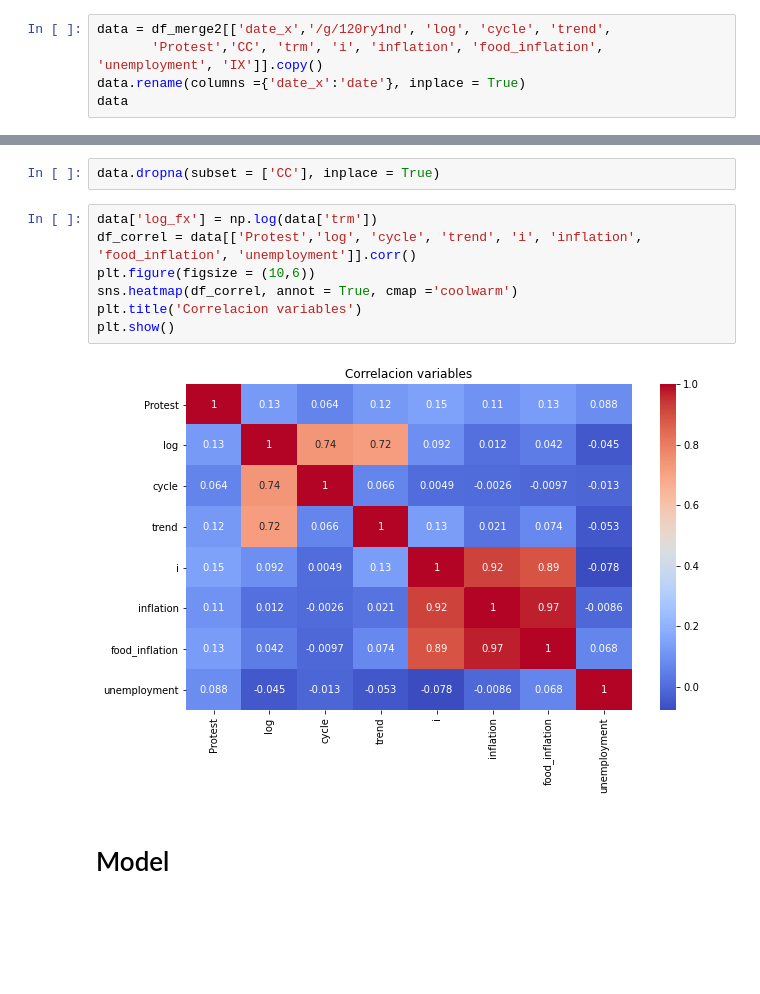
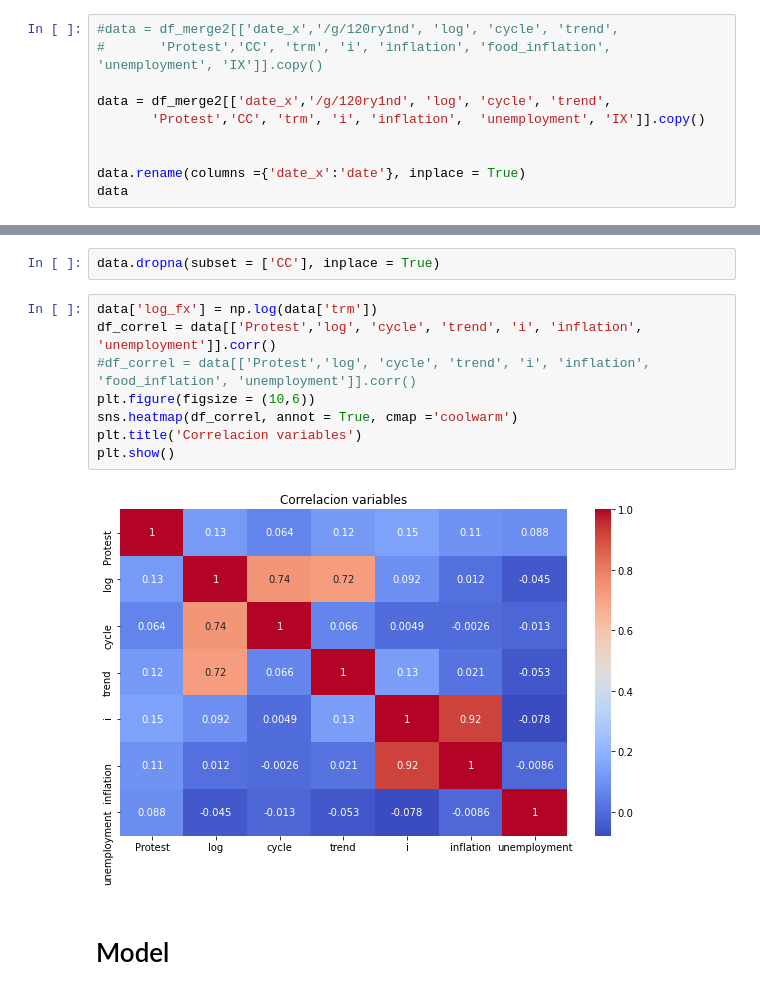
Before and after one commit to danielgsura/macro, a Jupyter notebook: social/model/Model_v1.ipynb, the cells around one changed output, grey strips where cells are left out. Saved outputs shown, nothing was run; the diff lists cells and outputs as text; blank space fills up the shorter version.

Commit message:
run without food inflation

```diff
--- a/social/model/Model_v1.ipynb
+++ b/social/model/Model_v1.ipynb
@@ -152,8 +152,13 @@ Index(['MesAñoCode', 'Pais', 'date_x', '/g/120ry1nd', 'log', 'cycle', 'trend',
        'date', 'Country_y', 'food_inflation', 'month'],
       dtype='object')
 # %%
+#data = df_merge2[['date_x','/g/120ry1nd', 'log', 'cycle', 'trend',
+#       'Protest','CC', 'trm', 'i', 'inflation', 'food_inflation', 'unemployment', 'IX']].copy()
+
 data = df_merge2[['date_x','/g/120ry1nd', 'log', 'cycle', 'trend',
-       'Protest','CC', 'trm', 'i', 'inflation', 'food_inflation', 'unemployment', 'IX']].copy()
+       'Protest','CC', 'trm', 'i', 'inflation',  'unemployment', 'IX']].copy()
+
+
 data.rename(columns ={'date_x':'date'}, inplace = True)
 data
 # %% [output]
@@ -174,13 +179,14 @@ data
 data.dropna(subset = ['CC'], inplace = True)
 # %%
 data['log_fx'] = np.log(data['trm'])
-df_correl = data[['Protest','log', 'cycle', 'trend', 'i', 'inflation', 'food_inflation', 'unemployment']].corr()
+df_correl = data[['Protest','log', 'cycle', 'trend', 'i', 'inflation', 'unemployment']].corr()
+#df_correl = data[['Protest','log', 'cycle', 'trend', 'i', 'inflation', 'food_inflation', 'unemployment']].corr()
 plt.figure(figsize = (10,6))
 sns.heatmap(df_correl, annot = True, cmap ='coolwarm')
 plt.title('Correlacion variables')
 plt.show()
 # %% [output]
-[figure, old version]
+[figure, new version]
 # %% [markdown]
 # Model
 # %%
```
Also changed, not shown: parts of 4 cells of this notebook.
